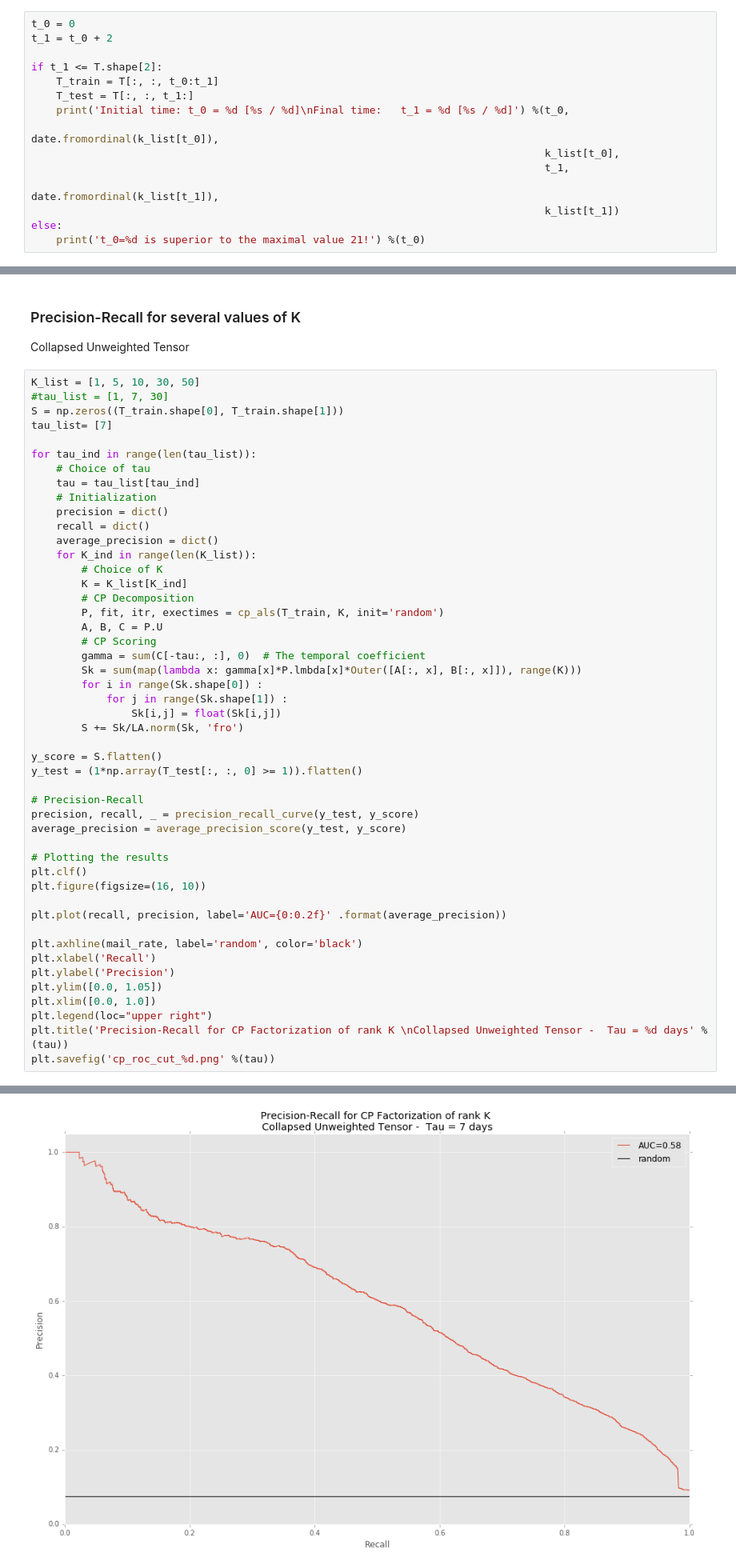
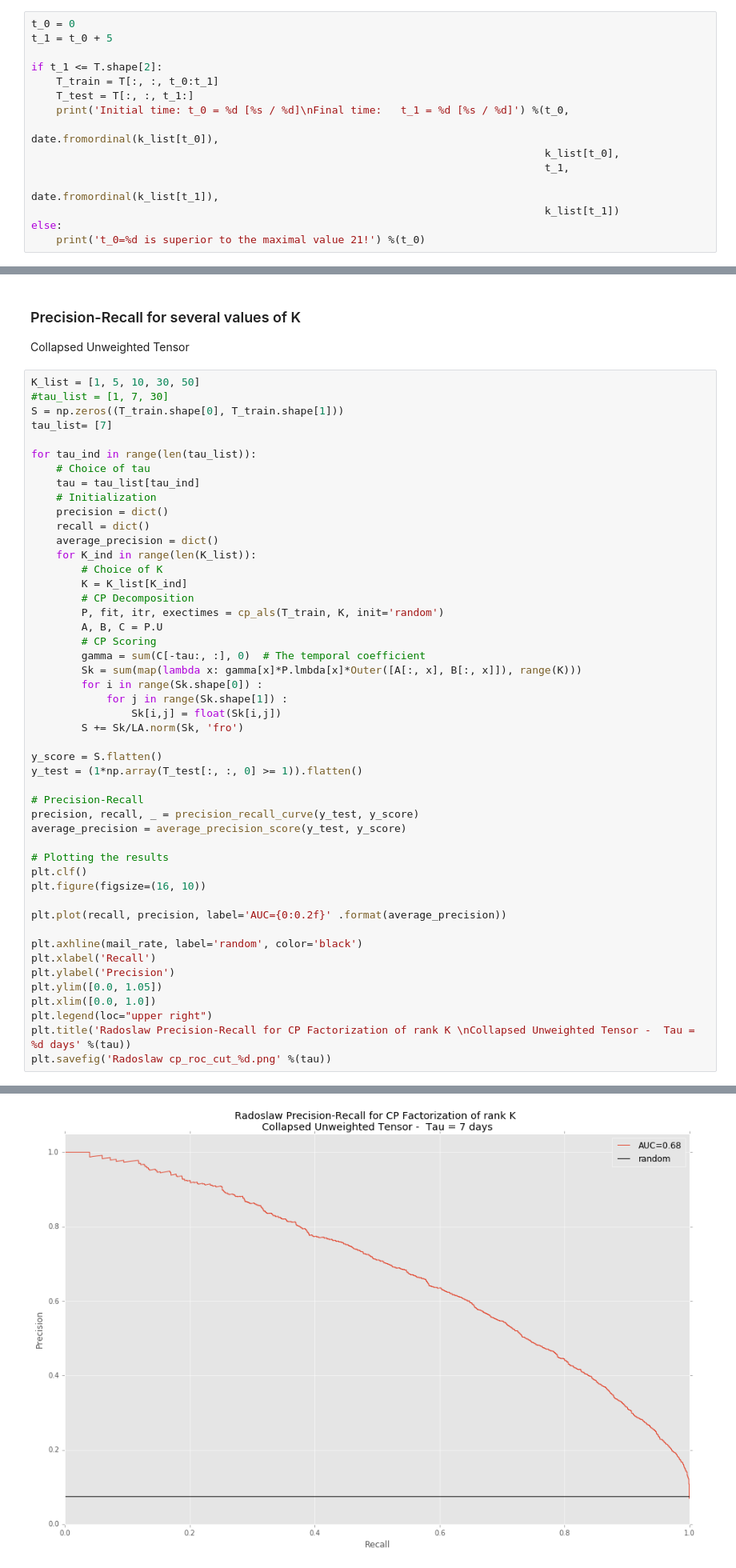
Before and after one commit to sachavakili/email-prediction, a Jupyter notebook: CP.ipynb, the cells around one changed output, grey strips where cells are left out. Shown: that part at 80% size. Cells and saved outputs as stored; diff of their text form.

```diff
--- a/CP.ipynb
+++ b/CP.ipynb
@@ -48,7 +48,7 @@ t_0 is s.t. t_0+t_1 <= T.shape[2] = 9
 Since we would like to move this window around 3 weeks, we choose t_0 <= 2 and a constant window size of length 9-7=2
 # %%
 t_0 = 0
-t_1 = t_0 + 2
+t_1 = t_0 + 5
 
 if t_1 <= T.shape[2]:
     T_train = T[:, :, t_0:t_1]
@@ -245,36 +245,36 @@ for tau_ind in range(len(tau_list)):
         A, B, C = P.U
         # CP Scoring
         gamma = sum(C[-tau:, :], 0)  # The temporal coefficient
         Sk = sum(map(lambda x: gamma[x]*P.lmbda[x]*Outer([A[:, x], B[:, x]]), range(K)))
         for i in range(Sk.shape[0]) :
             for j in range(Sk.shape[1]) :
                 Sk[i,j] = float(Sk[i,j])
         S += Sk/LA.norm(Sk, 'fro')
 
 y_score = S.flatten()
 y_test = (1*np.array(T_test[:, :, 0] >= 1)).flatten()
 
 # Precision-Recall
 precision, recall, _ = precision_recall_curve(y_test, y_score)
 average_precision = average_precision_score(y_test, y_score)
 
 # Plotting the results
 plt.clf()
 plt.figure(figsize=(16, 10))
 
 plt.plot(recall, precision, label='AUC={0:0.2f}' .format(average_precision))
 
 plt.axhline(mail_rate, label='random', color='black')
 plt.xlabel('Recall')
 plt.ylabel('Precision')
 plt.ylim([0.0, 1.05])
 plt.xlim([0.0, 1.0])
 plt.legend(loc="upper right")
-plt.title('Precision-Recall for CP Factorization of rank K \nCollapsed Unweighted Tensor -  Tau = %d days' %(tau))
-plt.savefig('cp_roc_cut_%d.png' %(tau))
+plt.title('Radoslaw Precision-Recall for CP Factorization of rank K \nCollapsed Unweighted Tensor -  Tau = %d days' %(tau))
+plt.savefig('Radoslaw cp_roc_cut_%d.png' %(tau))
 # %% [output]
 <matplotlib.figure.Figure at 0x...>
-[figure, old version]
+[figure, new version]
 # %% [markdown]
 ### Precision-Recall for several values of K
 Exponential Smoothing
```
Also changed, not shown: parts of 3 cells of this notebook, 8 other files.
